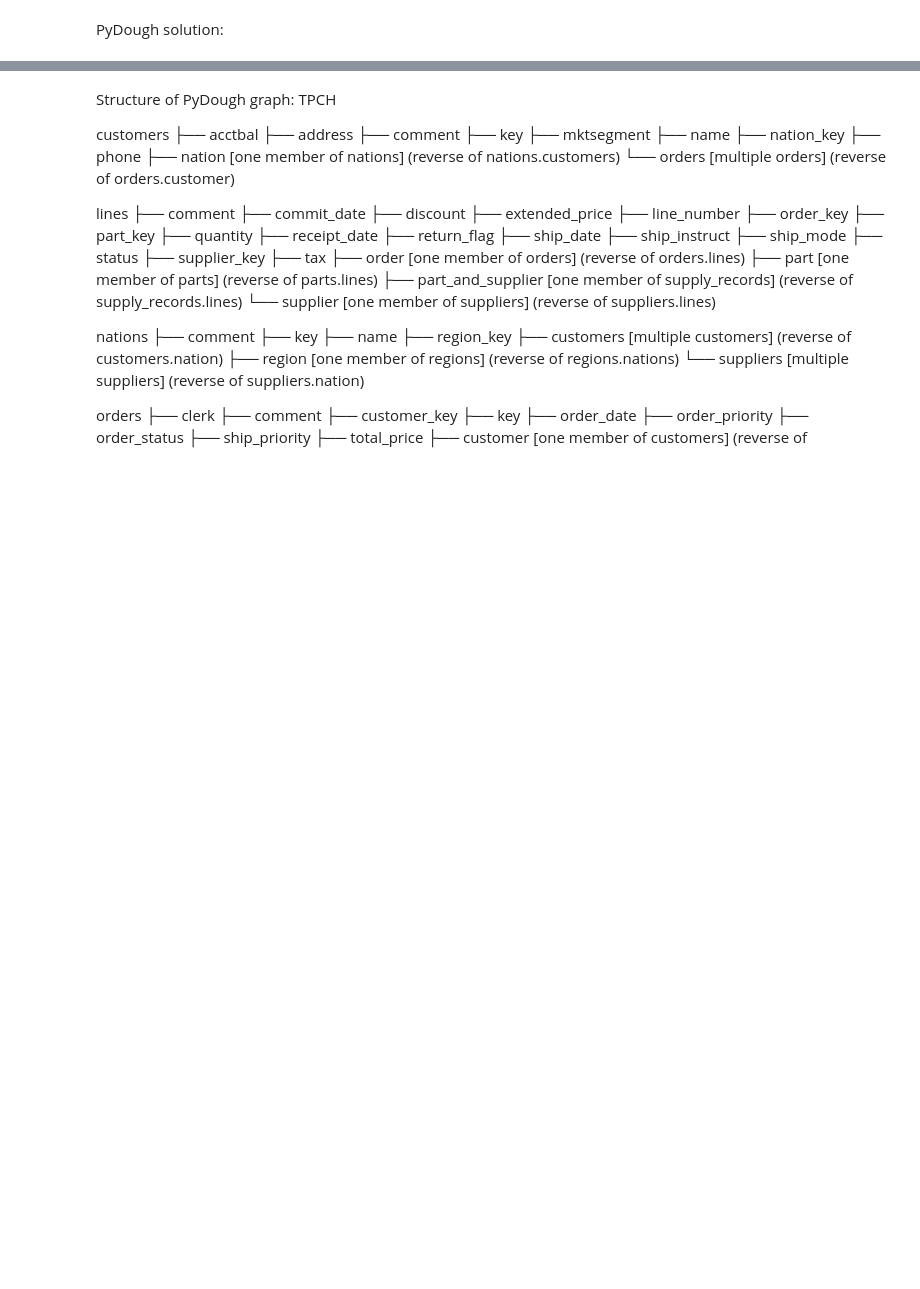
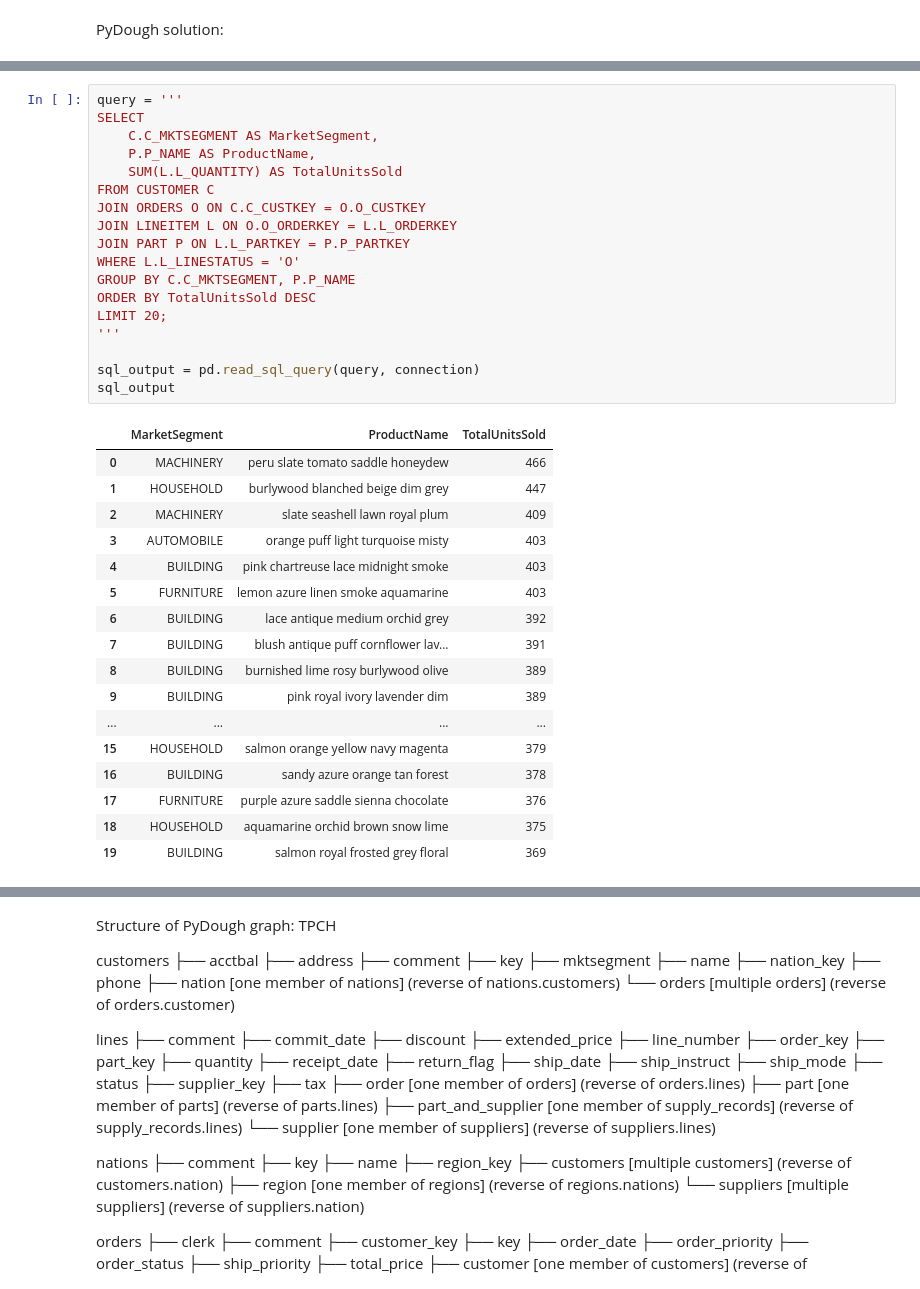
Before and after one commit to bodo-ai/text2pydough, a Jupyter notebook: workbench/GNunez/TPCH-TestingNewQueries.ipynb, the cells around one changed output, grey strips where cells are left out. Drawn from its saved outputs; the diff is of its cells as text; blank space fills up the shorter version.

```diff
--- a/workbench/GNunez/TPCH-TestingNewQueries.ipynb
+++ b/workbench/GNunez/TPCH-TestingNewQueries.ipynb
@@ -503,0 +735,36 @@ PyDough solution:
+# %%
+query = '''
+SELECT
+    C.C_MKTSEGMENT AS MarketSegment,
+    P.P_NAME AS ProductName,
+    SUM(L.L_QUANTITY) AS TotalUnitsSold
+FROM CUSTOMER C
+JOIN ORDERS O ON C.C_CUSTKEY = O.O_CUSTKEY
+JOIN LINEITEM L ON O.O_ORDERKEY = L.L_ORDERKEY
+JOIN PART P ON L.L_PARTKEY = P.P_PARTKEY
+WHERE L.L_LINESTATUS = 'O'
+GROUP BY C.C_MKTSEGMENT, P.P_NAME
+ORDER BY TotalUnitsSold DESC
+LIMIT 20;
+'''
+
+sql_output = pd.read_sql_query(query, connection)
+sql_output
+# %% [output]
+|  | MarketSegment | ProductName | TotalUnitsSold |
+| 0 | MACHINERY | peru slate tomato saddle honeydew | 466 |
+| 1 | HOUSEHOLD | burlywood blanched beige dim grey | 447 |
+| 2 | MACHINERY | slate seashell lawn royal plum | 409 |
+| 3 | AUTOMOBILE | orange puff light turquoise misty | 403 |
+| 4 | BUILDING | pink chartreuse lace midnight smoke | 403 |
+| 5 | FURNITURE | lemon azure linen smoke aquamarine | 403 |
+| 6 | BUILDING | lace antique medium orchid grey | 392 |
+| 7 | BUILDING | blush antique puff cornflower lav... | 391 |
+| 8 | BUILDING | burnished lime rosy burlywood olive | 389 |
+| 9 | BUILDING | pink royal ivory lavender dim | 389 |
+| ... | ... | ... | ... |
+| 15 | HOUSEHOLD | salmon orange yellow navy magenta | 379 |
+| 16 | BUILDING | sandy azure orange tan forest | 378 |
+| 17 | FURNITURE | purple azure saddle sienna chocolate | 376 |
+| 18 | HOUSEHOLD | aquamarine orchid brown snow lime | 375 |
+| 19 | BUILDING | salmon royal frosted grey floral | 369 |
```
Also changed, not shown: parts of 40 cells of this notebook.
